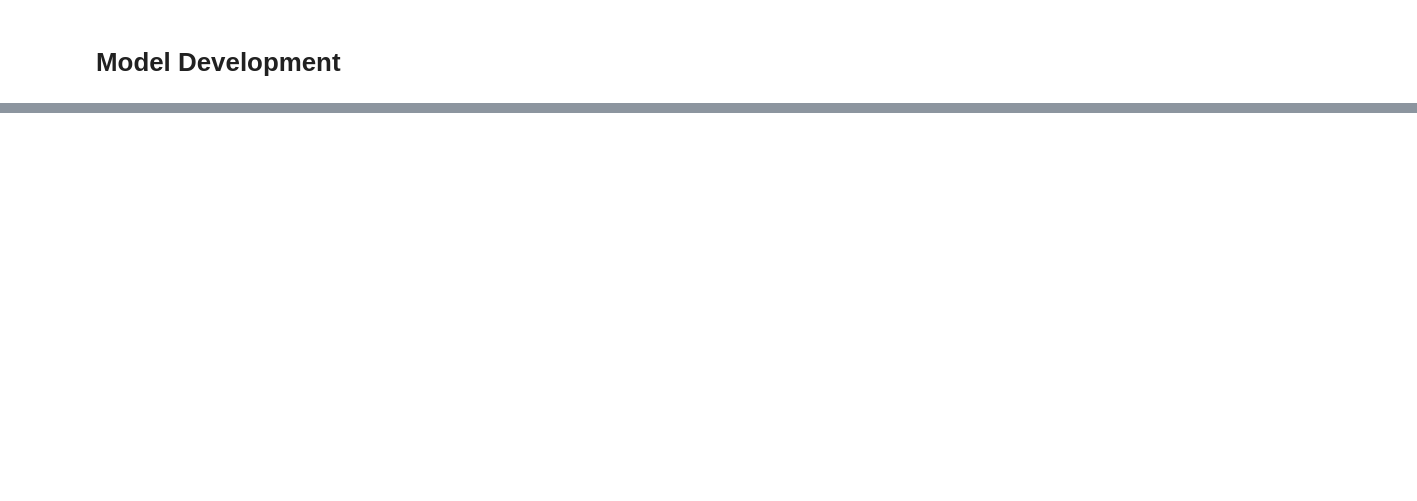
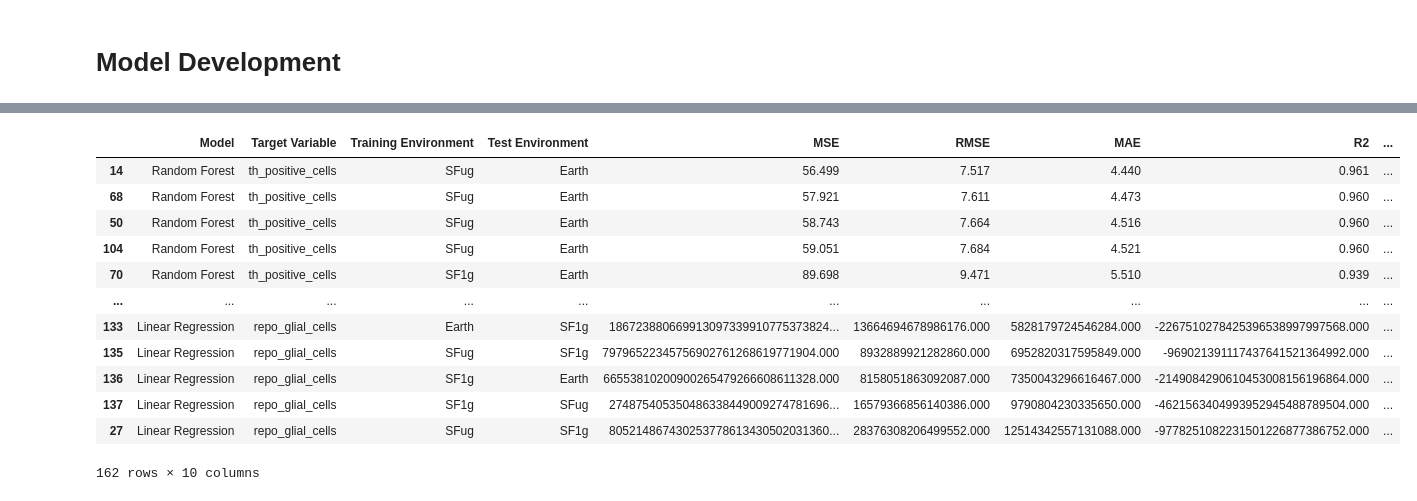
Before and after one commit to rohinsood/osdr-capstone-project, a Jupyter notebook: ModelDevelopment.ipynb, the cells around one changed output, grey strips where cells are left out. Saved outputs shown, nothing was run; the diff lists cells and outputs as text; code cells hidden in the pictures; blank space fills up the shorter version.

```diff
--- a/ModelDevelopment.ipynb
+++ b/ModelDevelopment.ipynb
@@ -184,0 +494,17 @@ results_df
+# %%
+sorted_results = results_df.copy().sort_values(by='MAE', ascending=True)
+sorted_results
+# %% [output]
+|  | Model | Target Variable | Training Environment | Test Environment | MSE | RMSE | MAE | R2 | ... |
+| 14 | Random Forest | th_positive_cells | SFug | Earth | 56.499 | 7.517 | 4.440 | 0.961 | ... |
+| 68 | Random Forest | th_positive_cells | SFug | Earth | 57.921 | 7.611 | 4.473 | 0.960 | ... |
+| 50 | Random Forest | th_positive_cells | SFug | Earth | 58.743 | 7.664 | 4.516 | 0.960 | ... |
+| 104 | Random Forest | th_positive_cells | SFug | Earth | 59.051 | 7.684 | 4.521 | 0.960 | ... |
+| 70 | Random Forest | th_positive_cells | SF1g | Earth | 89.698 | 9.471 | 5.510 | 0.939 | ... |
+| ... | ... | ... | ... | ... | ... | ... | ... | ... | ... |
+| 133 | Linear Regression | repo_glial_cells | Earth | SF1g | 186723880669913097339910775373824... | 13664694678986176.000 | 5828179724546284.000 | -2267510278425396538997997568.000 | ... |
+| 135 | Linear Regression | repo_glial_cells | SFug | SF1g | 79796522345756902761268619771904.000 | 8932889921282860.000 | 6952820317595849.000 | -969021391117437641521364992.000 | ... |
+| 136 | Linear Regression | repo_glial_cells | SF1g | Earth | 66553810200900265479266608611328.000 | 8158051863092087.000 | 7350043296616467.000 | -2149084290610453008156196864.000 | ... |
+| 137 | Linear Regression | repo_glial_cells | SF1g | SFug | 274875405350486338449009274781696... | 16579366856140386.000 | 9790804230335650.000 | -4621563404993952945488789504.000 | ... |
+| 27 | Linear Regression | repo_glial_cells | SFug | SF1g | 805214867430253778613430502031360... | 28376308206499552.000 | 12514342557131088.000 | -9778251082231501226877386752.000 | ... |
+162 rows × 10 columns
```
Also changed, not shown: parts of 13 cells of this notebook, 7 other files.
